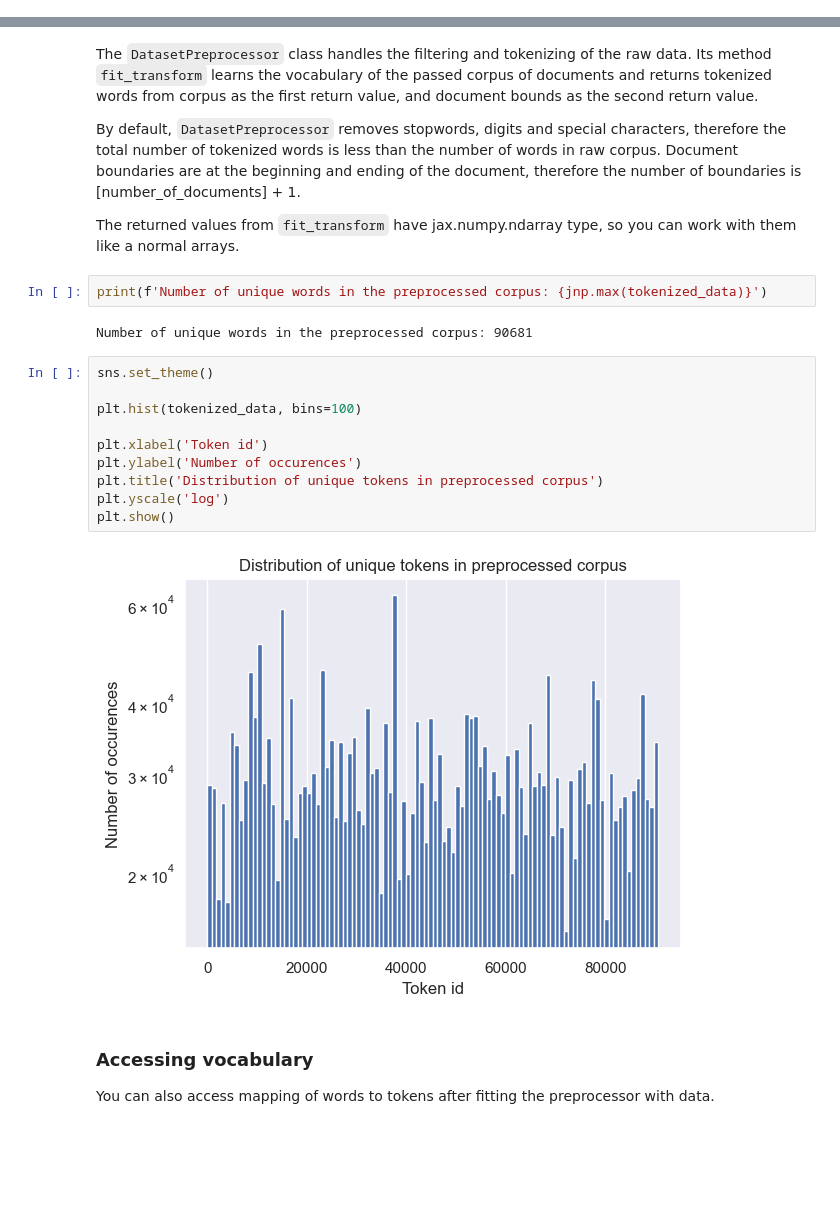
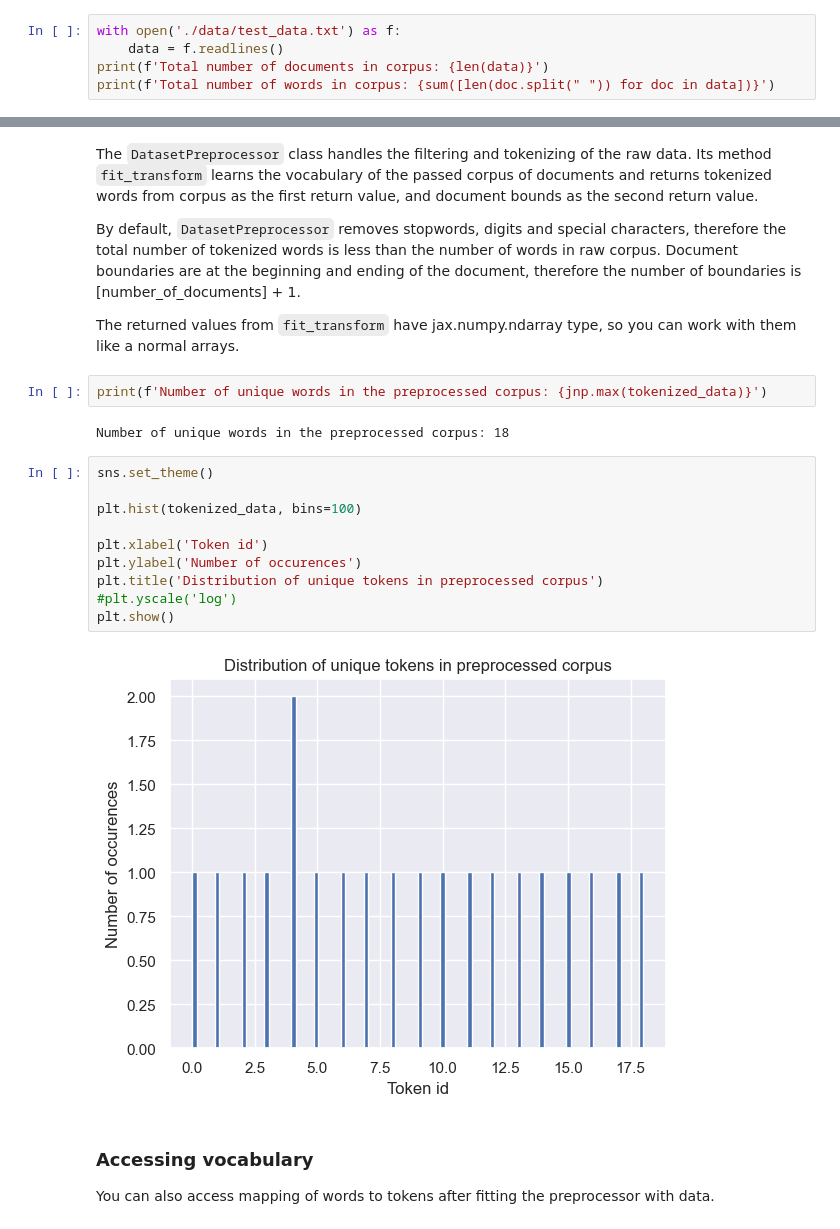
Before and after one commit to knagaev/project_artm, a Jupyter notebook: topic-modelling-attention/examples/quickstart.ipynb, the cells around one changed output, grey strips where cells are left out. Saved outputs shown, nothing was run; the diff lists cells and outputs as text; blank space fills up the shorter version.

```diff
--- a/topic-modelling-attention/examples/quickstart.ipynb
+++ b/topic-modelling-attention/examples/quickstart.ipynb
@@ -55,3 +56,8 @@ print(f'Total number of words in corpus: {sum([len(doc.split(" ")) for doc in da
 # %% [output]
 Total number of documents in corpus: 18846
 Total number of words in corpus: 5937230
+# %%
+with open('./data/test_data.txt') as f:
+    data = f.readlines()
+print(f'Total number of documents in corpus: {len(data)}')
+print(f'Total number of words in corpus: {sum([len(doc.split(" ")) for doc in data])}')
@@ -79,19 +372,19 @@ The returned values from `fit_transform` have jax.numpy.ndarray type, so you can
 # %%
 print(f'Number of unique words in the preprocessed corpus: {jnp.max(tokenized_data)}')
 # %% [output]
-Number of unique words in the preprocessed corpus: 90681
+Number of unique words in the preprocessed corpus: 18
 # %%
 sns.set_theme()
 
 plt.hist(tokenized_data, bins=100)
 
 plt.xlabel('Token id')
 plt.ylabel('Number of occurences')
 plt.title('Distribution of unique tokens in preprocessed corpus')
-plt.yscale('log')
+#plt.yscale('log')
 plt.show()
 # %% [output]
-[figure, old version]
+[figure, new version]
 # %% [markdown]
 ### Accessing vocabulary
 
```
Also changed, not shown: parts of 20 cells of this notebook, 6 other files.
